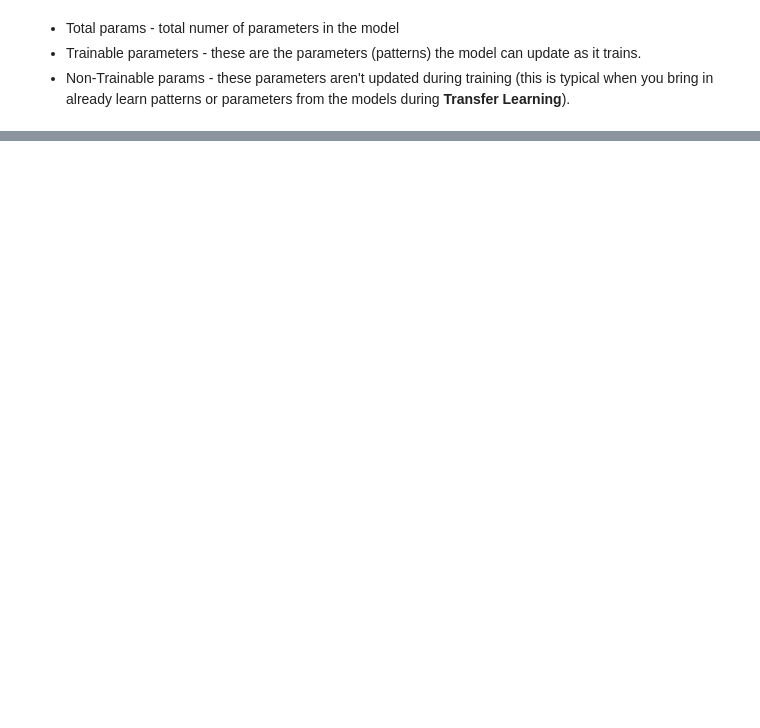
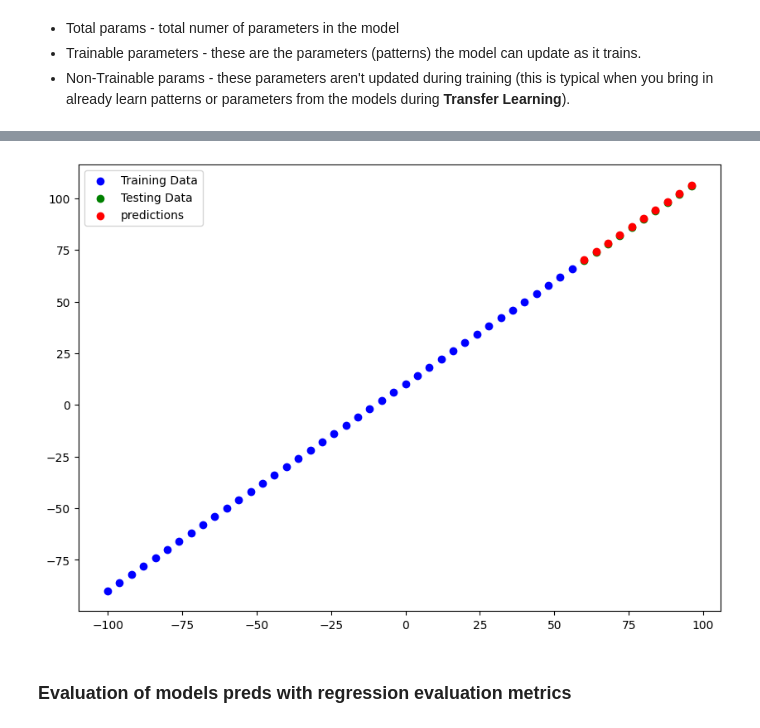
Before and after one commit to VBsaini/AI-Ml-udemy-ZTM, a Jupyter notebook: 01_neural_network_regression.ipynb, the cells around one changed output, grey strips where cells are left out. Drawn from its saved outputs; the diff is of its cells as text; code cells hidden in the pictures; blank space fills up the shorter version.

```diff
--- a/01_neural_network_regression.ipynb
+++ b/01_neural_network_regression.ipynb
@@ -356,0 +368,3 @@ Model: "sequential_12"
+# %%
+# Make some predictions
+y_preds = model.predict(X_test)
@@ -356,0 +386,28 @@ Model: "sequential_12"
+# %%
+# plotting fucntion
+def plot_pred(train_data=X_train,
+              train_labels=y_train,
+              test_data=X_test,
+              test_labels=y_test,
+              pred = y_preds):
+  """
+  plots the data and compare predictions to grnd truth labels.
+  """
+  plt.figure(figsize=(10, 7))
+  # train data in blue
+  plt.scatter(train_data, train_labels, c="b",label="Training Data")
+
+  # test data in blue
+  plt.scatter(test_data, test_labels, c="g",label="Testing Data")
+
+  # pred data in red
+  plt.scatter(test_data, pred, c="r", label="predictions")
+
+  # Show the legend
+  plt.legend()
+# %%
+plot_pred()
+# %% [output]
+[figure, added]
+# %% [markdown]
+### Evaluation of models preds with regression evaluation metrics
```
Also changed, not shown: parts of 22 cells of this notebook.
